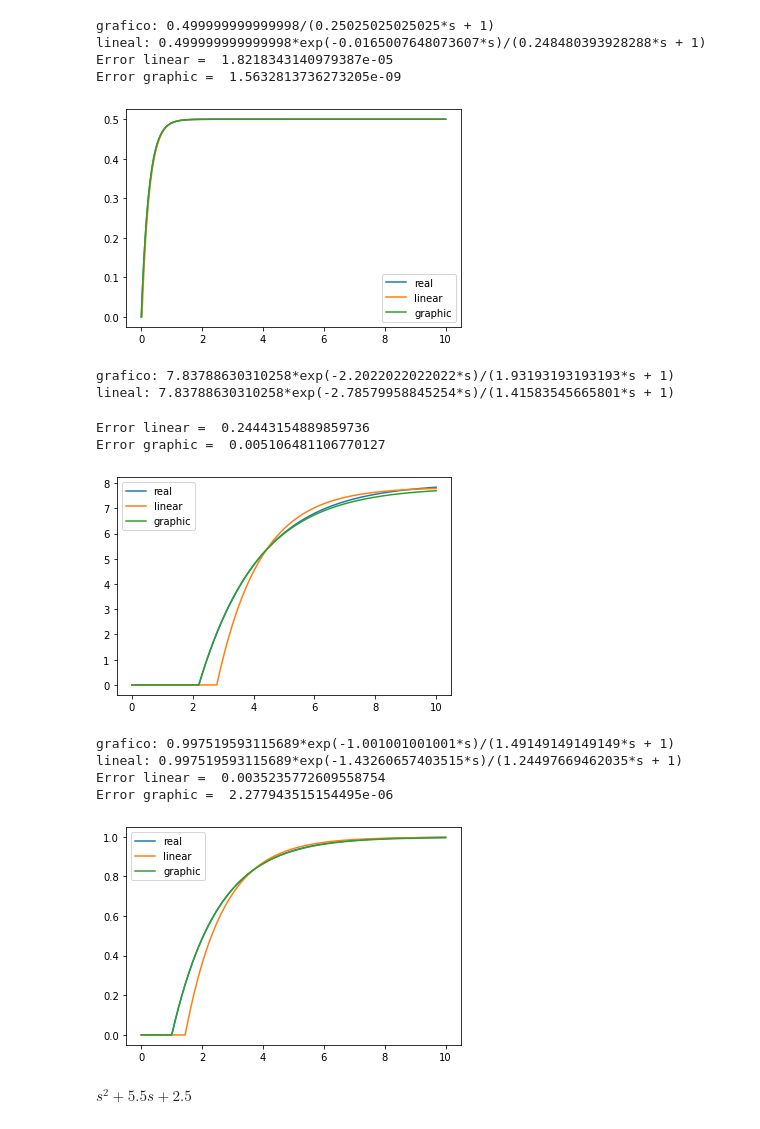
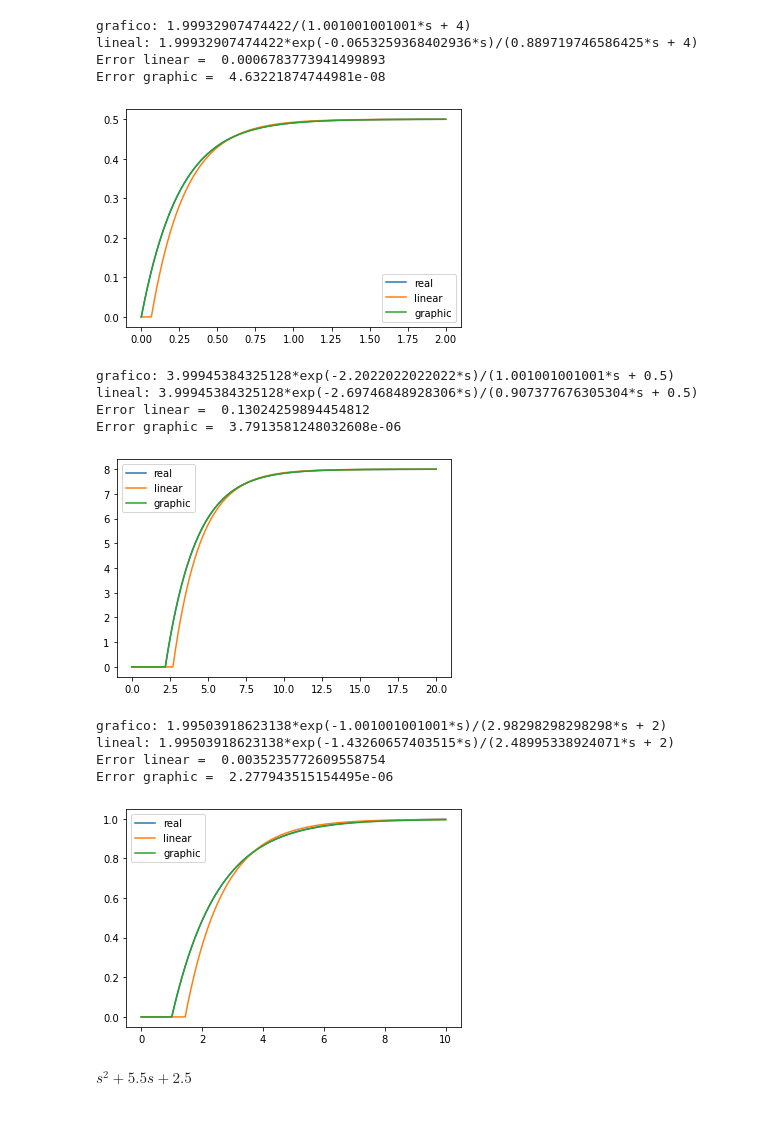
Before and after one commit to shpotes/modelacion-experimental, a Jupyter notebook: notebooks/metodos-no-parametricos/punto1.ipynb, the cells around one changed output. Cells and saved outputs as stored; diff of their text form; code cells hidden in the pictures.

```diff
--- a/notebooks/metodos-no-parametricos/punto1.ipynb
+++ b/notebooks/metodos-no-parametricos/punto1.ipynb
@@ -24,38 +23,50 @@ def punto_uno(model, **kwargs):
     print(f'grafico: {graphic["equation"]}')
     print(f'lineal: {linear["equation"]}')
 
+    if 'simulation_parameters' in kwargs:
+        sim_kwargs = kwargs['simulation_parameters']
+    else:
+        sim_kwargs = {}
+
     compare_models({
         'real': model,
         'linear': linear['model'],
         'graphic': graphic['model']
-    })
+    }, **sim_kwargs)
 # %%
 # 1.a
 model = ContinuousModel([2], [1, 4])
-punto_uno(model)
+
+punto_uno(
+    model, cons=4,
+    simulation_parameters={'time': np.linspace(0, 2, 1000)}
+)
 # %% [output]
-grafico: 0.499999999999998/(0.25025025025025*s + 1)
-lineal: 0.499999999999998*exp(-0.0165007648073607*s)/(0.248480393928288*s + 1)
-Error linear =  1.8218343140979387e-05
-Error graphic =  1.5632813736273205e-09
+grafico: 1.99932907474422/(1.001001001001*s + 4)
+lineal: 1.99932907474422*exp(-0.0653259368402936*s)/(0.889719746586425*s + 4)
+Error linear =  0.0006783773941499893
+Error graphic =  4.63221874744981e-08
-[figure, old version]
+[figure, new version]
 # %%
 # 1. b
 model = ContinuousModel([4], [1, 0.5], delay=2.2)
-punto_uno(model)
+punto_uno(
+    model, cons=0.5,
+    simulation_parameters={'time': np.linspace(0, 20, 1000)}
+)
 # %% [output]
-grafico: 7.83788630310258*exp(-2.2022022022022*s)/(1.93193193193193*s + 1)
-lineal: 7.83788630310258*exp(-2.78579958845254*s)/(1.41583545665801*s + 1)
+grafico: 3.99945384325128*exp(-2.2022022022022*s)/(1.001001001001*s + 0.5)
+lineal: 3.99945384325128*exp(-2.69746848928306*s)/(0.907377676305304*s + 0.5)
+Error linear =  0.13024259894454812
+Error graphic =  3.7913581248032608e-06
-Error linear =  0.24443154889859736
-Error graphic =  0.005106481106770127
-[figure, old version]
+[figure, new version]
 # %%
 # 1. c
 model = ContinuousModel([2], [3, 2], delay=1)
-punto_uno(model)
+punto_uno(model, cons=2)
 # %% [output]
-grafico: 0.997519593115689*exp(-1.001001001001*s)/(1.49149149149149*s + 1)
-lineal: 0.997519593115689*exp(-1.43260657403515*s)/(1.24497669462035*s + 1)
+grafico: 1.99503918623138*exp(-1.001001001001*s)/(2.98298298298298*s + 2)
+lineal: 1.99503918623138*exp(-1.43260657403515*s)/(2.48995338924071*s + 2)
 Error linear =  0.0035235772609558754
 Error graphic =  2.277943515154495e-06
 [figure]
```
Also changed, not shown: parts of 3 cells of this notebook, 1 other file.
